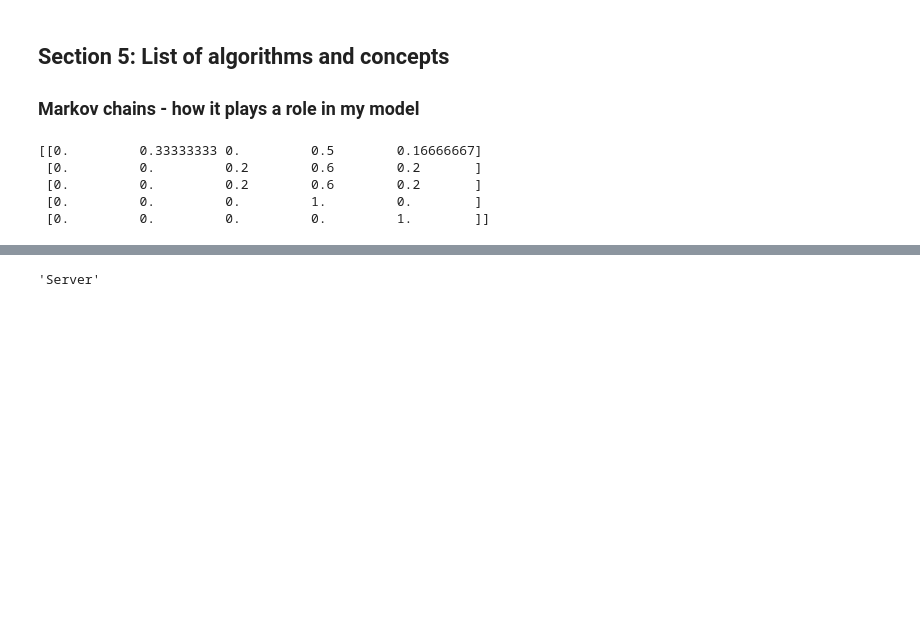
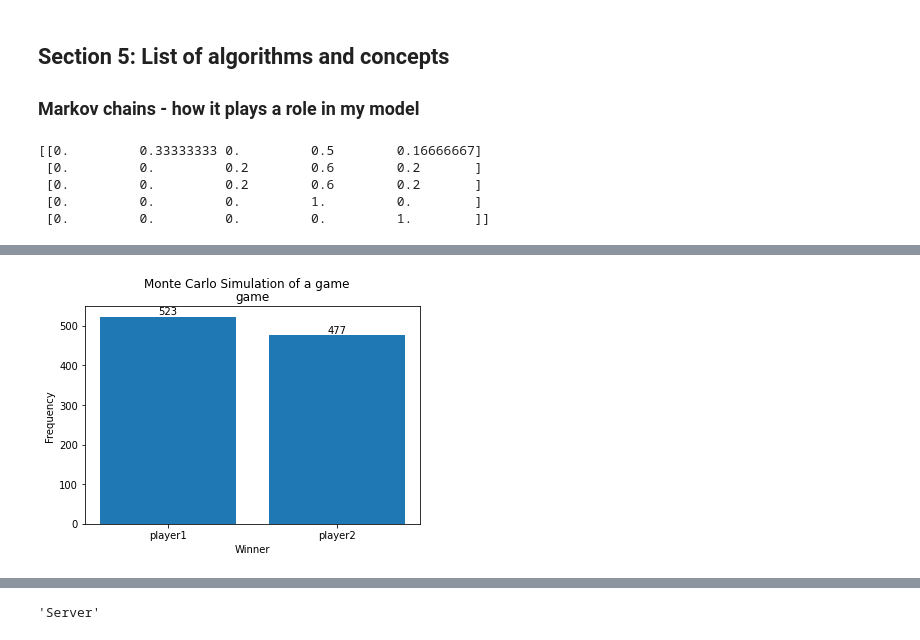
Before and after one commit to Rishi-Bidani/FIT3139, a Jupyter notebook: finalproject/assignment.ipynb, the cells around one changed output, grey strips where cells are left out. Cells and saved outputs as stored; diff of their text form; code cells hidden in the pictures; blank space fills up the shorter version.

```diff
--- a/finalproject/assignment.ipynb
+++ b/finalproject/assignment.ipynb
@@ -290,0 +506,4 @@ tournament.simulate()
+# %%
+plot_monte_carlo_simulation(player1, player2, _monte_carlo_set)
+# %% [output]
+[figure, added]
```
Also changed, not shown: parts of 15 cells of this notebook.
